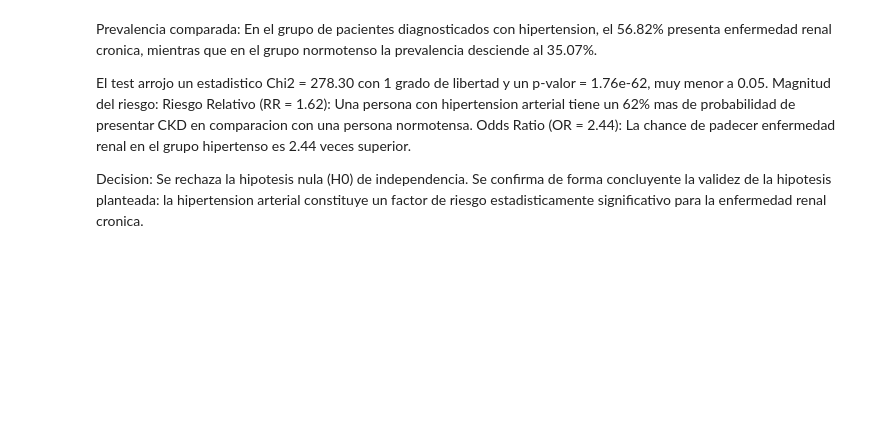
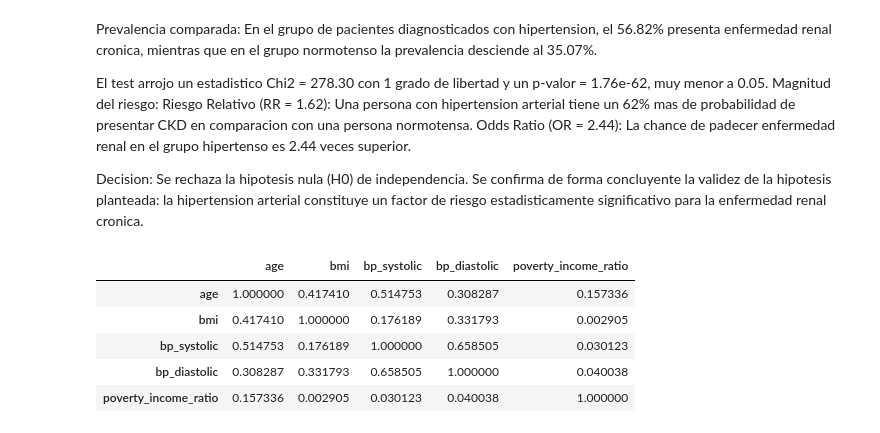
Before and after one commit to tomasgenco/TPE_C_DATOS, a Jupyter notebook: tpe_enfermedad_renal.ipynb, the cells around one changed output. Saved outputs shown, nothing was run; the diff lists cells and outputs as text; code cells hidden in the pictures; blank space fills up the shorter version.

```diff
--- a/tpe_enfermedad_renal.ipynb
+++ b/tpe_enfermedad_renal.ipynb
@@ -812,3 +812,22 @@ Riesgo Relativo (RR = 1.62): Una persona con hipertension arterial tiene un 62%
 Odds Ratio (OR = 2.44): La chance de padecer enfermedad renal en el grupo hipertenso es 2.44 veces superior.
 
 Decision: Se rechaza la hipotesis nula (H0) de independencia. Se confirma de forma concluyente la validez de la hipotesis planteada: la hipertension arterial constituye un factor de riesgo estadisticamente significativo para la enfermedad renal cronica.
+# %%
+variables_numericas = [
+    "age",
+    "bmi",
+    "bp_systolic",
+    "bp_diastolic",
+    "poverty_income_ratio"
+]
+
+matriz_corr = df_limpio[variables_numericas].corr()
+
+display(matriz_corr)
+# %% [output]
+|  | age | bmi | bp_systolic | bp_diastolic | poverty_income_ratio |
+| age | 1.000000 | 0.417410 | 0.514753 | 0.308287 | 0.157336 |
+| bmi | 0.417410 | 1.000000 | 0.176189 | 0.331793 | 0.002905 |
+| bp_systolic | 0.514753 | 0.176189 | 1.000000 | 0.658505 | 0.030123 |
+| bp_diastolic | 0.308287 | 0.331793 | 0.658505 | 1.000000 | 0.040038 |
+| poverty_income_ratio | 0.157336 | 0.002905 | 0.030123 | 0.040038 | 1.000000 |
```
Also changed, not shown: parts of 5 cells of this notebook.
